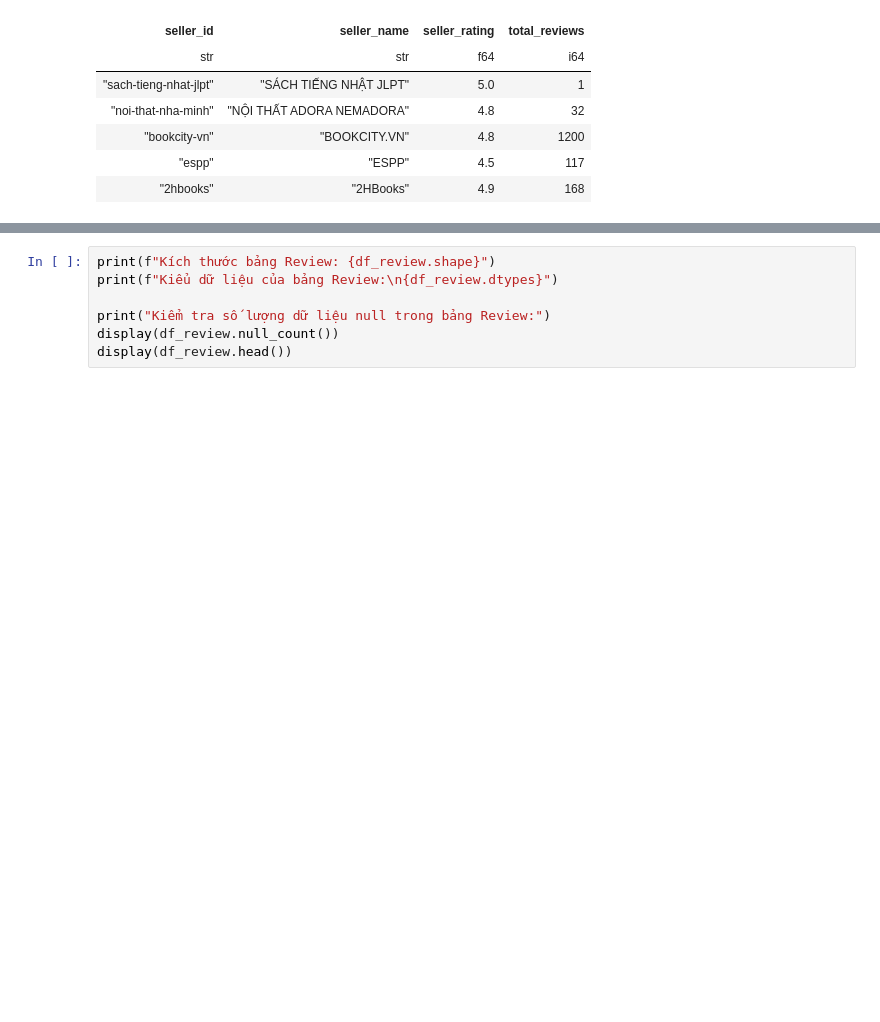
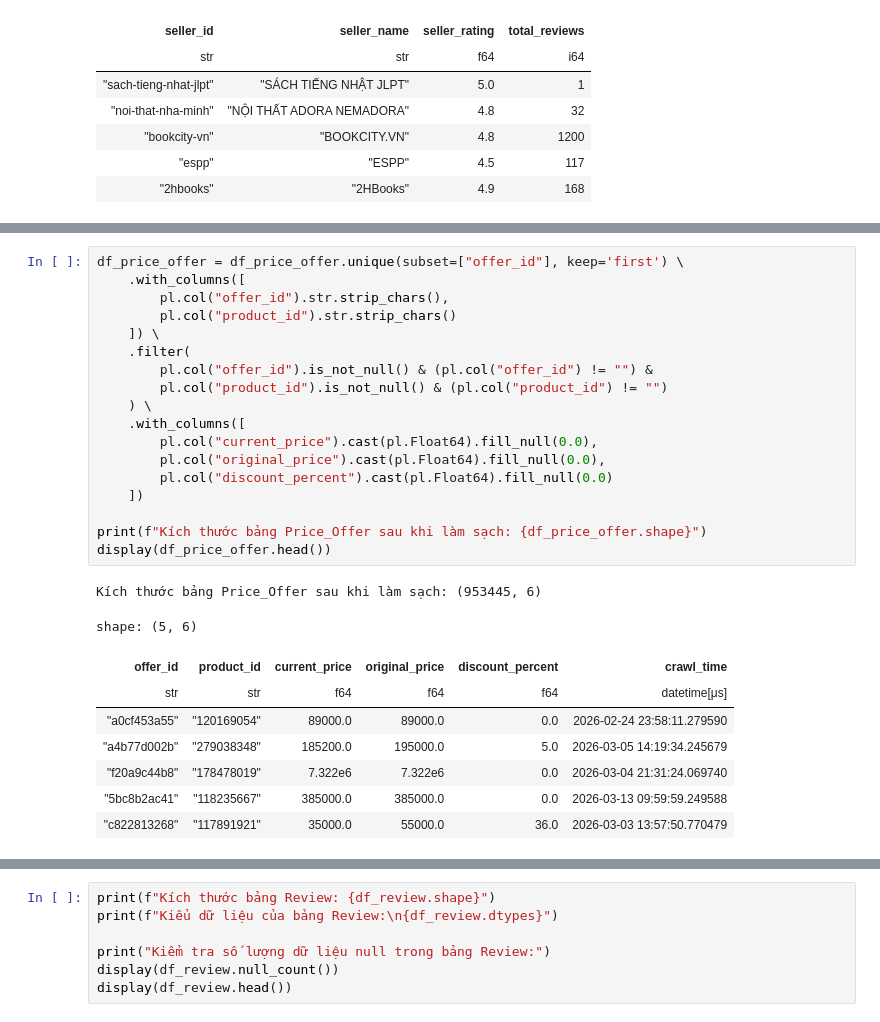
Before and after one commit to khoa26/ecommerce_analysis, a Jupyter notebook: notebooks/02_data_preprocessing.ipynb, the cells around one changed output, grey strips where cells are left out. Drawn from its saved outputs; the diff is of its cells as text; blank space fills up the shorter version.

```diff
--- a/notebooks/02_data_preprocessing.ipynb
+++ b/notebooks/02_data_preprocessing.ipynb
@@ -346,4 +247,32 @@ shape: (5, 6)
 | "ca2719fc3b" | "1217919" | 80000.0 | 80000.0 | 0.0 | 2026-02-25 19:20:22.292313 |
 | "7a2a3f51a4" | "1217923" | 142000.0 | 142000.0 | 0.0 | 2026-02-25 19:20:28.327105 |
 | "52890ddf91" | "1217929" | 69900.0 | 69900.0 | 0.0 | 2026-02-25 19:20:31.262106 |
+# %%
+df_price_offer = df_price_offer.unique(subset=["offer_id"], keep='first') \
+    .with_columns([
+        pl.col("offer_id").str.strip_chars(),
+        pl.col("product_id").str.strip_chars()
+    ]) \
+    .filter(
+        pl.col("offer_id").is_not_null() & (pl.col("offer_id") != "") &
+        pl.col("product_id").is_not_null() & (pl.col("product_id") != "")
+    ) \
+    .with_columns([
+        pl.col("current_price").cast(pl.Float64).fill_null(0.0),
+        pl.col("original_price").cast(pl.Float64).fill_null(0.0),
+        pl.col("discount_percent").cast(pl.Float64).fill_null(0.0)
+    ])
+
+print(f"Kích thước bảng Price_Offer sau khi làm sạch: {df_price_offer.shape}")
+display(df_price_offer.head())
+# %% [output]
+Kích thước bảng Price_Offer sau khi làm sạch: (953445, 6)
+shape: (5, 6)
+| offer_id | product_id | current_price | original_price | discount_percent | crawl_time |
+| str | str | f64 | f64 | f64 | datetime[μs] |
+| "a0cf453a55" | "120169054" | 89000.0 | 89000.0 | 0.0 | 2026-02-24 23:58:11.279590 |
+| "a4b77d002b" | "279038348" | 185200.0 | 195000.0 | 5.0 | 2026-03-05 14:19:34.245679 |
+| "f20a9c44b8" | "178478019" | 7.322e6 | 7.322e6 | 0.0 | 2026-03-04 21:31:24.069740 |
+| "5bc8b2ac41" | "118235667" | 385000.0 | 385000.0 | 0.0 | 2026-03-13 09:59:59.249588 |
+| "c822813268" | "117891921" | 35000.0 | 55000.0 | 36.0 | 2026-03-03 13:57:50.770479 |
 # %% [markdown]
```
Also changed, not shown: parts of 47 cells of this notebook, 3 other files.
